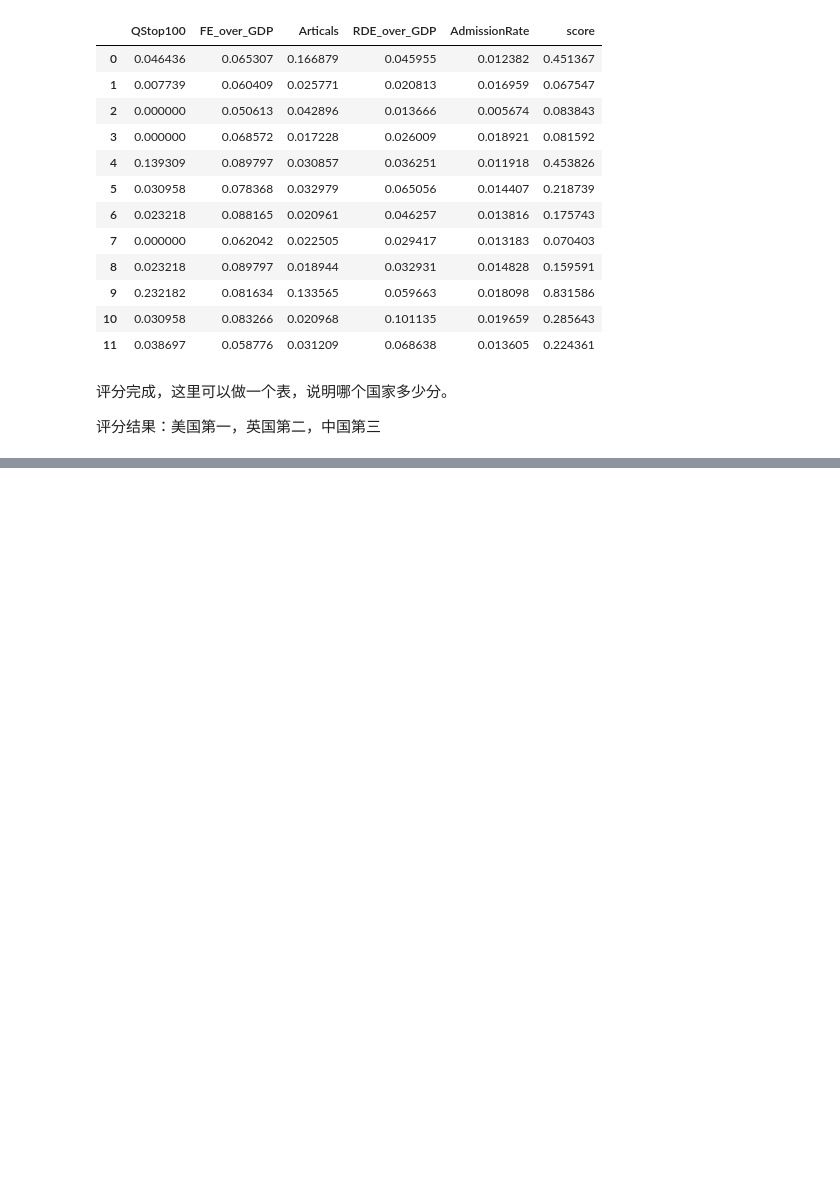
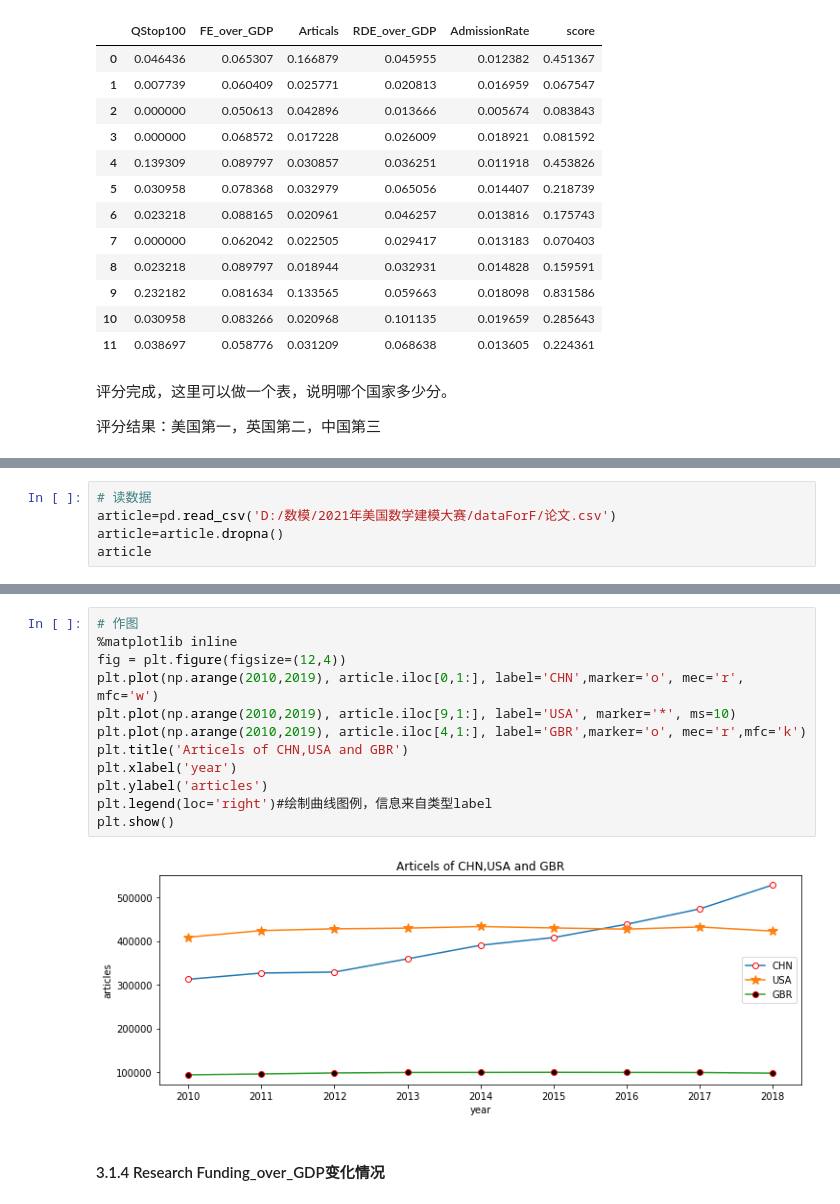
Before and after one commit to Lyman-Smoker/ICM_2021_F, a Jupyter notebook: 美赛F题.ipynb, the cells around one changed output, grey strips where cells are left out. Cells and saved outputs as stored; diff of their text form; blank space fills up the shorter version.

```diff
--- a/美赛F题.ipynb
+++ b/美赛F题.ipynb
@@ -429,0 +511,5 @@ df
+# %%
+# 读数据
+article=pd.read_csv('D:/数模/2021年美国数学建模大赛/dataForF/论文.csv')
+article=article.dropna()
+article
@@ -429,0 +531,16 @@ df
+# %%
+# 作图
+%matplotlib inline
+fig = plt.figure(figsize=(12,4))
+plt.plot(np.arange(2010,2019), article.iloc[0,1:], label='CHN',marker='o', mec='r', mfc='w')
+plt.plot(np.arange(2010,2019), article.iloc[9,1:], label='USA', marker='*', ms=10)
+plt.plot(np.arange(2010,2019), article.iloc[4,1:], label='GBR',marker='o', mec='r',mfc='k')
+plt.title('Articels of CHN,USA and GBR')
+plt.xlabel('year')
+plt.ylabel('articles')
+plt.legend(loc='right')#绘制曲线图例，信息来自类型label
+plt.show()
+# %% [output]
+[figure, added]
+# %% [markdown]
+#### 3.1.4 Research Funding_over_GDP变化情况
```
Also changed, not shown: parts of 18 cells of this notebook.
